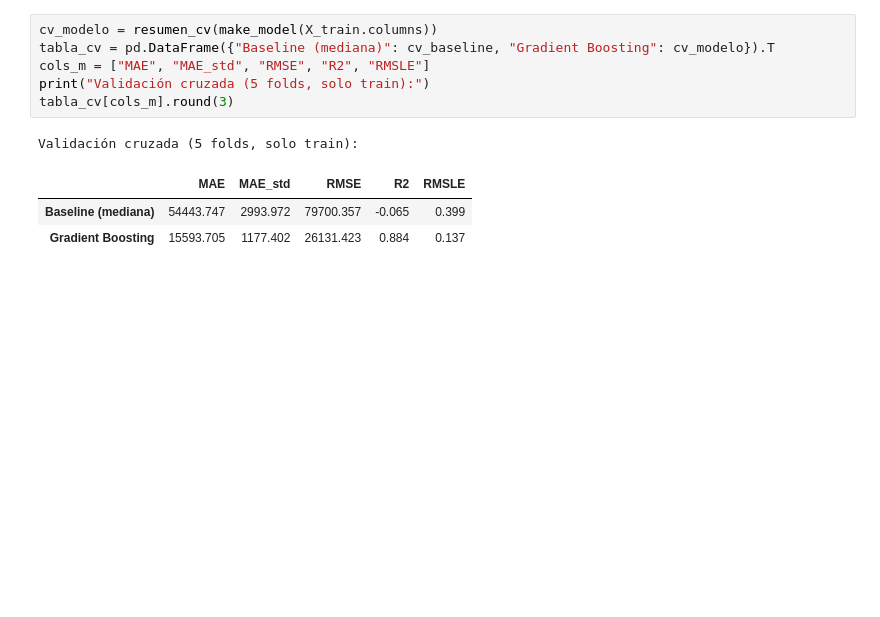
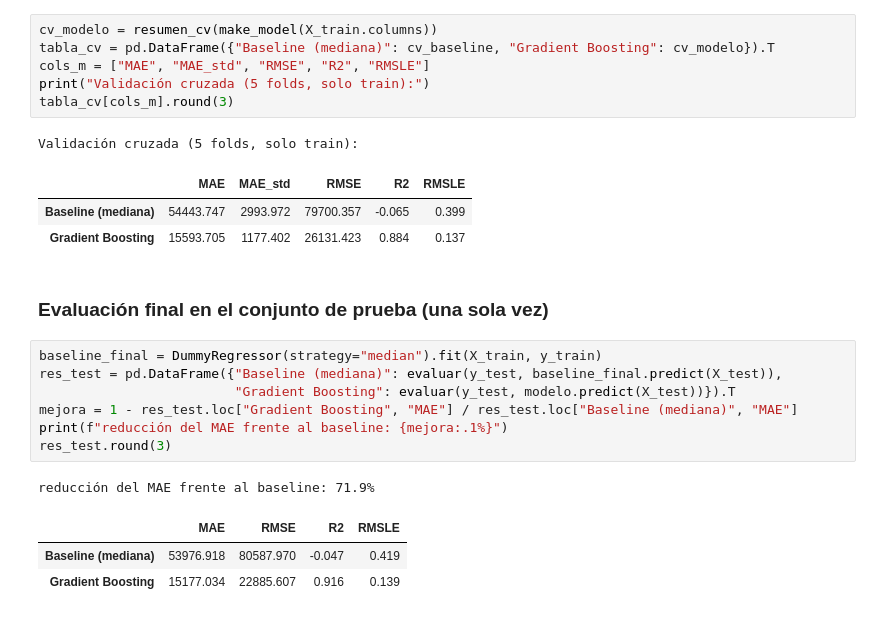
Before and after one commit to SebasGomez4/Proyecto_Modelos_I, a Jupyter notebook: fase-1/notebook.ipynb, the cells around one changed output. Cells and saved outputs as stored; diff of their text form; blank space fills up the shorter version.

```diff
--- a/fase-1/notebook.ipynb
+++ b/fase-1/notebook.ipynb
@@ -472,3 +472,17 @@ Validación cruzada (5 folds, solo train):
 |  | MAE | MAE_std | RMSE | R2 | RMSLE |
 | Baseline (mediana) | 54443.747 | 2993.972 | 79700.357 | -0.065 | 0.399 |
 | Gradient Boosting | 15593.705 | 1177.402 | 26131.423 | 0.884 | 0.137 |
+# %% [markdown]
+### Evaluación final en el conjunto de prueba (una sola vez)
+# %%
+baseline_final = DummyRegressor(strategy="median").fit(X_train, y_train)
+res_test = pd.DataFrame({"Baseline (mediana)": evaluar(y_test, baseline_final.predict(X_test)),
+                         "Gradient Boosting": evaluar(y_test, modelo.predict(X_test))}).T
+mejora = 1 - res_test.loc["Gradient Boosting", "MAE"] / res_test.loc["Baseline (mediana)", "MAE"]
+print(f"reducción del MAE frente al baseline: {mejora:.1%}")
+res_test.round(3)
+# %% [output]
+reducción del MAE frente al baseline: 71.9%
+|  | MAE | RMSE | R2 | RMSLE |
+| Baseline (mediana) | 53976.918 | 80587.970 | -0.047 | 0.419 |
+| Gradient Boosting | 15177.034 | 22885.607 | 0.916 | 0.139 |
```
Also changed, not shown: parts of 9 cells of this notebook.
